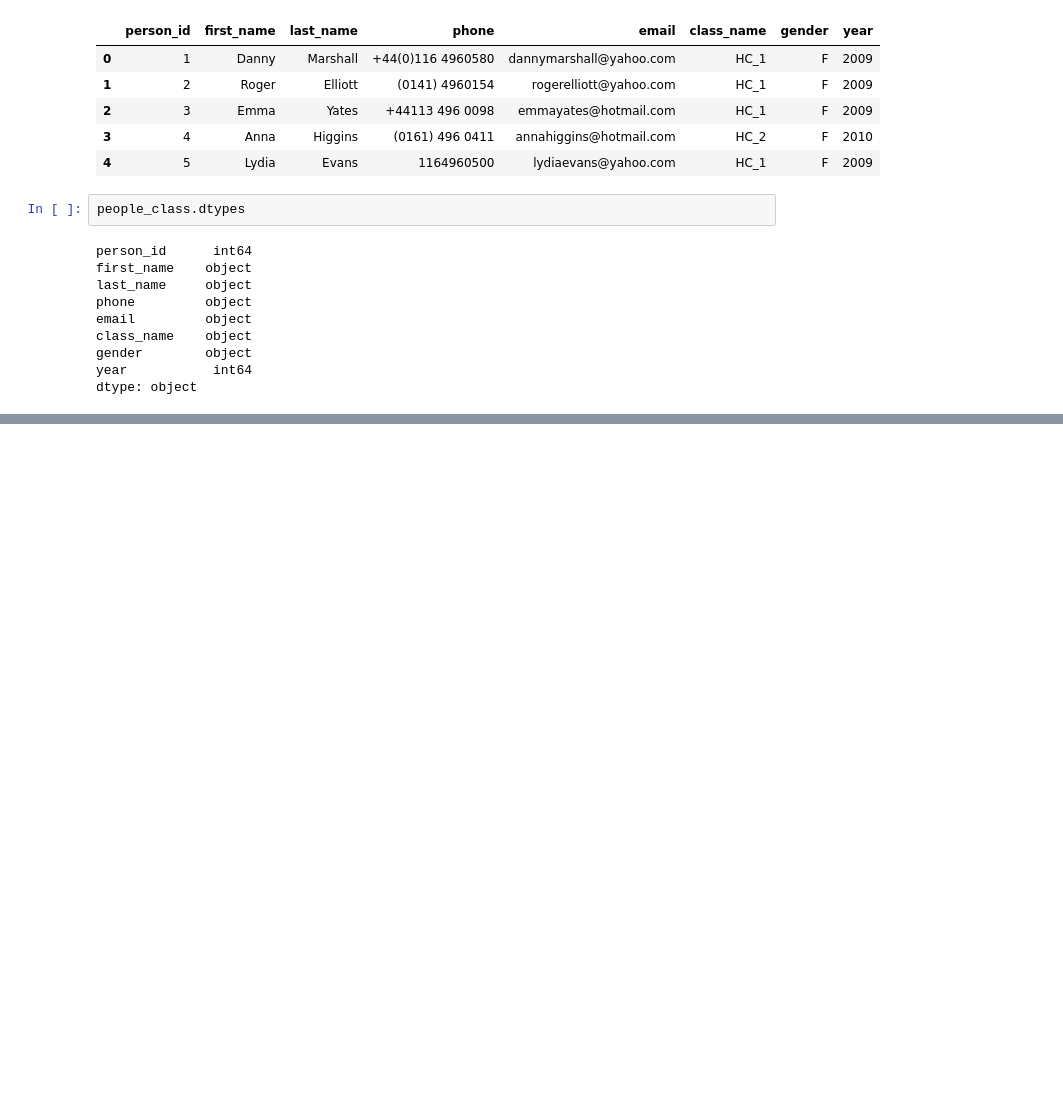
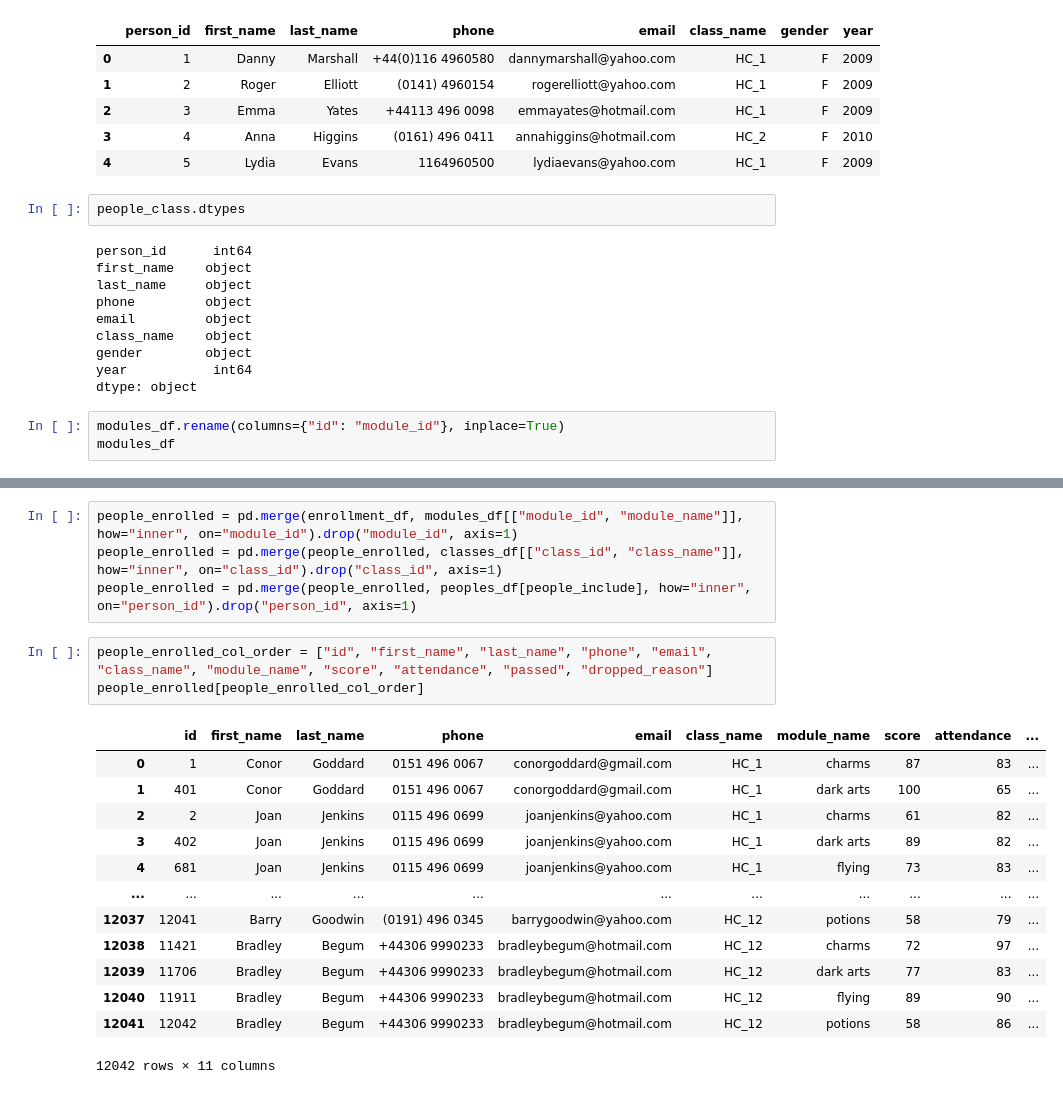
Before and after one commit to SamNgigi/ms_data_engineer_assessment, a Jupyter notebook: solution/solution.ipynb, the cells around one changed output, grey strips where cells are left out. Cells and saved outputs as stored; diff of their text form; blank space fills up the shorter version.

```diff
--- a/solution/solution.ipynb
+++ b/solution/solution.ipynb
@@ -809,3 +840,6 @@ class_name    object
 gender        object
 year           int64
 dtype: object
+# %%
+modules_df.rename(columns={"id": "module_id"}, inplace=True)
+modules_df
@@ -811,0 +868,21 @@ dtype: object
+# %%
+people_enrolled = pd.merge(enrollment_df, modules_df[["module_id", "module_name"]], how="inner", on="module_id").drop("module_id", axis=1)
+people_enrolled = pd.merge(people_enrolled, classes_df[["class_id", "class_name"]], how="inner", on="class_id").drop("class_id", axis=1)
+people_enrolled = pd.merge(people_enrolled, peoples_df[people_include], how="inner", on="person_id").drop("person_id", axis=1)
+# %%
+people_enrolled_col_order = ["id", "first_name", "last_name", "phone", "email", "class_name", "module_name", "score", "attendance", "passed", "dropped_reason"]
+people_enrolled[people_enrolled_col_order]
+# %% [output]
+|  | id | first_name | last_name | phone | email | class_name | module_name | score | attendance | ... |
+| 0 | 1 | Conor | Goddard | 0151 496 0067 | conorgoddard@gmail.com | HC_1 | charms | 87 | 83 | ... |
+| 1 | 401 | Conor | Goddard | 0151 496 0067 | conorgoddard@gmail.com | HC_1 | dark arts | 100 | 65 | ... |
+| 2 | 2 | Joan | Jenkins | 0115 496 0699 | joanjenkins@yahoo.com | HC_1 | charms | 61 | 82 | ... |
+| 3 | 402 | Joan | Jenkins | 0115 496 0699 | joanjenkins@yahoo.com | HC_1 | dark arts | 89 | 82 | ... |
+| 4 | 681 | Joan | Jenkins | 0115 496 0699 | joanjenkins@yahoo.com | HC_1 | flying | 73 | 83 | ... |
+| ... | ... | ... | ... | ... | ... | ... | ... | ... | ... | ... |
+| 12037 | 12041 | Barry | Goodwin | (0191) 496 0345 | barrygoodwin@yahoo.com | HC_12 | potions | 58 | 79 | ... |
+| 12038 | 11421 | Bradley | Begum | +44306 9990233 | bradleybegum@hotmail.com | HC_12 | charms | 72 | 97 | ... |
+| 12039 | 11706 | Bradley | Begum | +44306 9990233 | bradleybegum@hotmail.com | HC_12 | dark arts | 77 | 83 | ... |
+| 12040 | 11911 | Bradley | Begum | +44306 9990233 | bradleybegum@hotmail.com | HC_12 | flying | 89 | 90 | ... |
+| 12041 | 12042 | Bradley | Begum | +44306 9990233 | bradleybegum@hotmail.com | HC_12 | potions | 58 | 86 | ... |
+12042 rows × 11 columns
```
Also changed, not shown: parts of 13 cells of this notebook, 6 other files.
